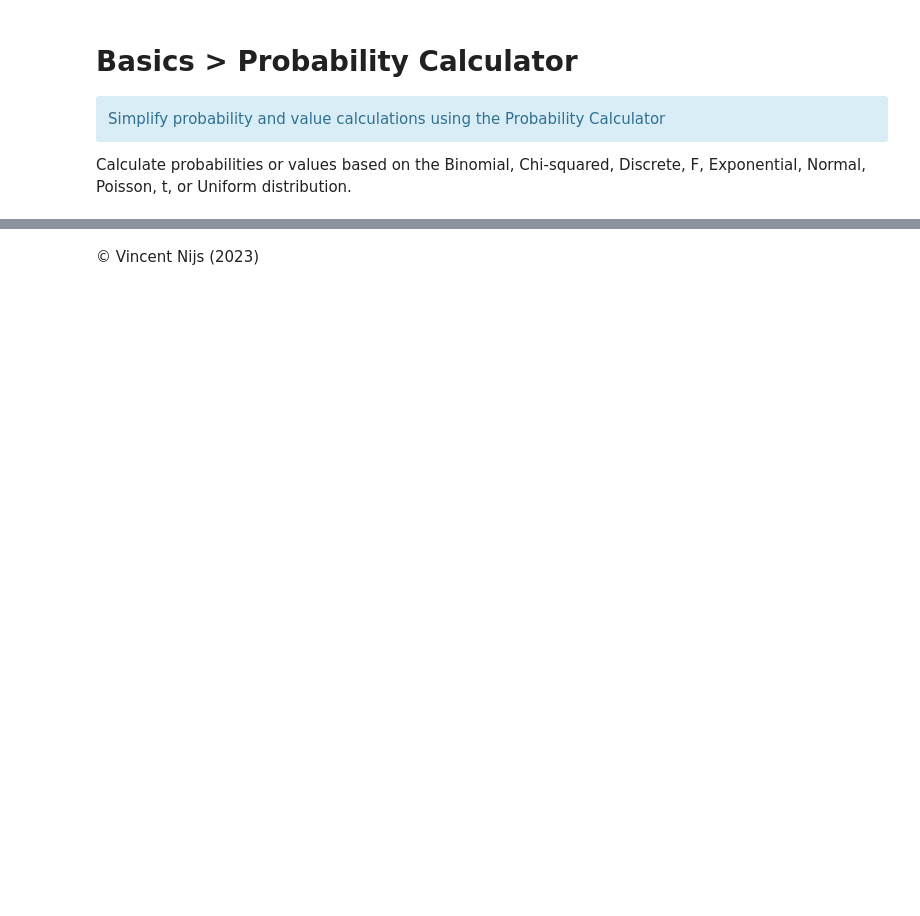
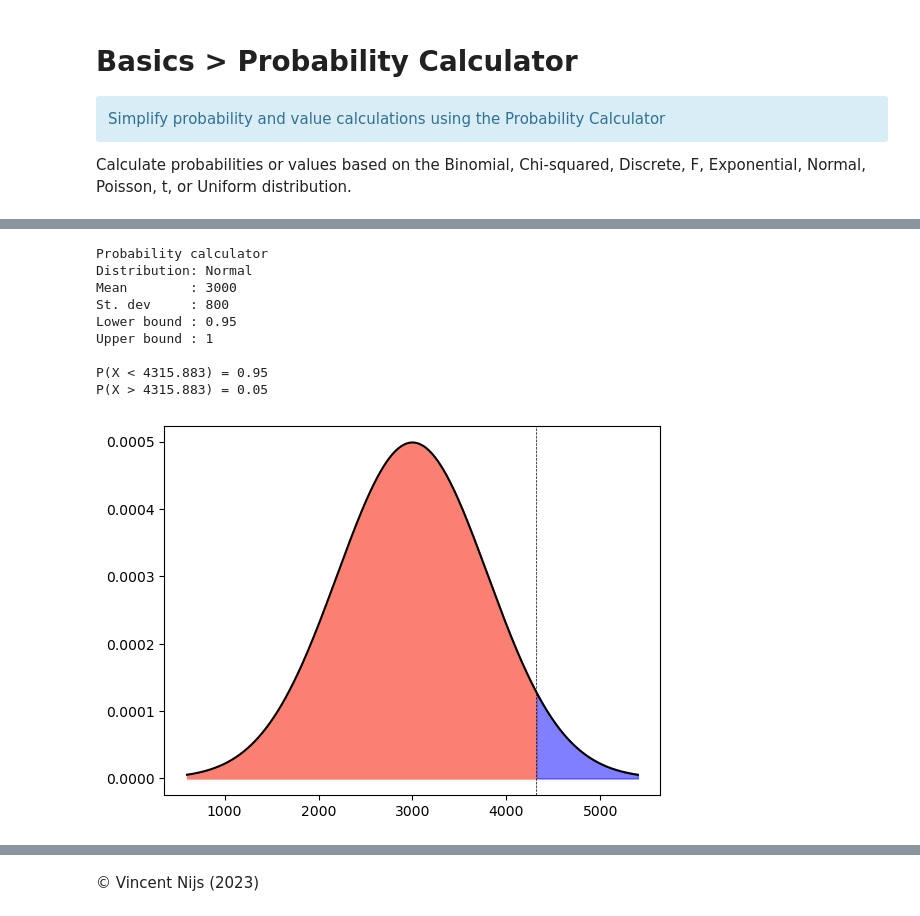
Before and after one commit to vnijs/pyrsm, a Jupyter notebook: examples/basics-probability-calculator.ipynb, the cells around one changed output, grey strips where cells are left out. Drawn from its saved outputs; the diff is of its cells as text; code cells hidden in the pictures; blank space fills up the shorter version.

```diff
--- a/examples/basics-probability-calculator.ipynb
+++ b/examples/basics-probability-calculator.ipynb
@@ -159,0 +55,15 @@ P(X >= 3) = 0.323
+# %%
+pc = rsm.basics.prob_calc("norm", mean=3000, stdev=800, plb=0.95)
+pc.summary()
+pc.plot()
+# %% [output]
+Probability calculator
+Distribution: Normal
+Mean        : 3000
+St. dev     : 800
+Lower bound : 0.95
+Upper bound : 1
+
+P(X < 4315.883) = 0.95
+P(X > 4315.883) = 0.05
+[figure, added]
```
Also changed, not shown: parts of 25 cells of this notebook, 37 other files.
